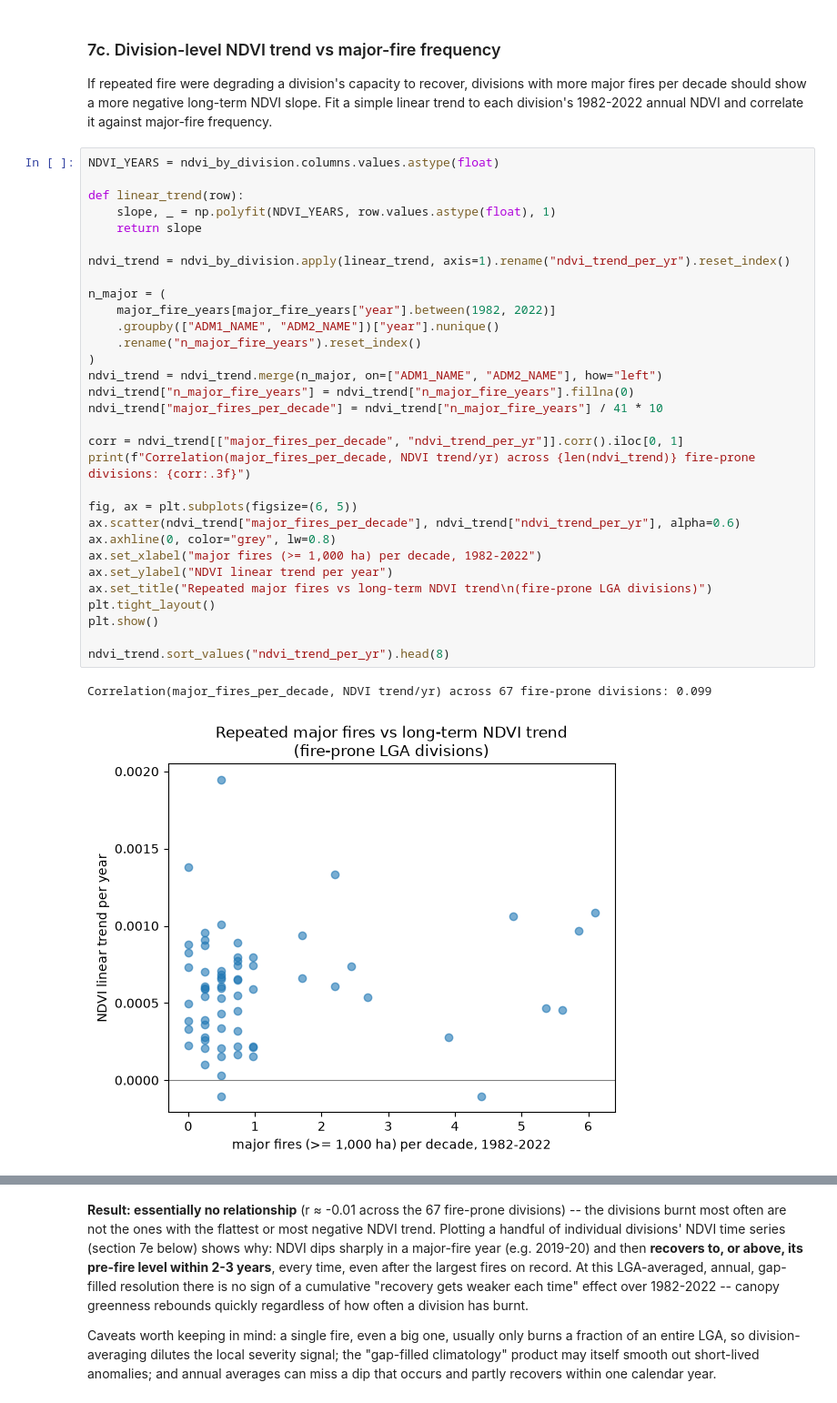
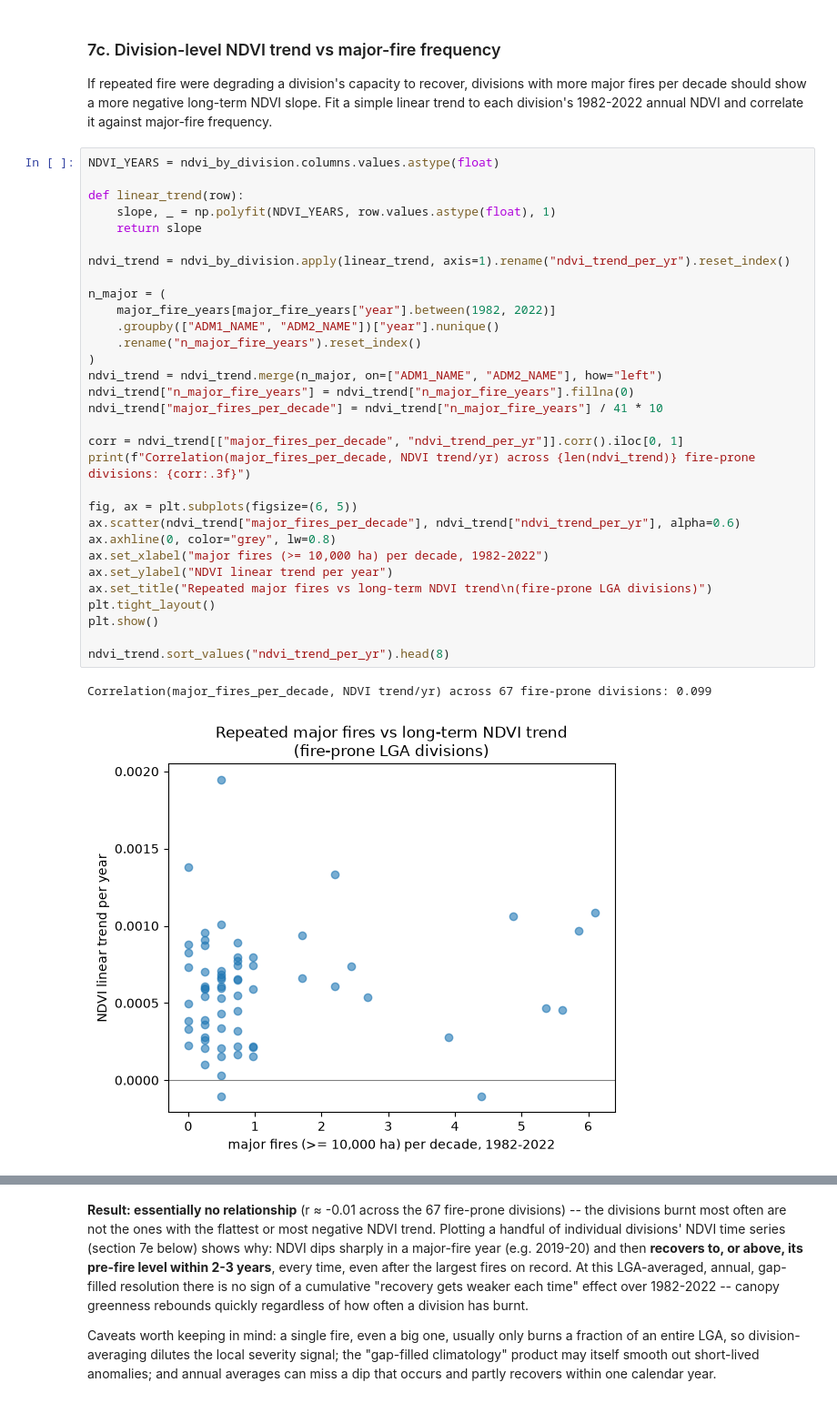
Before and after one commit to steviee-usyd2906/Winter-Data-Challenge, a Jupyter notebook: notebooks/fire_history_eda.ipynb, the cells around one changed output, grey strips where cells are left out. Shown at 91% size. Saved outputs shown, nothing was run; the diff lists cells and outputs as text.

```diff
--- a/notebooks/fire_history_eda.ipynb
+++ b/notebooks/fire_history_eda.ipynb
@@ -467,35 +467,35 @@ NDVI_YEARS = ndvi_by_division.columns.values.astype(float)
 
 def linear_trend(row):
     slope, _ = np.polyfit(NDVI_YEARS, row.values.astype(float), 1)
     return slope
 
 ndvi_trend = ndvi_by_division.apply(linear_trend, axis=1).rename("ndvi_trend_per_yr").reset_index()
 
 n_major = (
     major_fire_years[major_fire_years["year"].between(1982, 2022)]
     .groupby(["ADM1_NAME", "ADM2_NAME"])["year"].nunique()
     .rename("n_major_fire_years").reset_index()
 )
 ndvi_trend = ndvi_trend.merge(n_major, on=["ADM1_NAME", "ADM2_NAME"], how="left")
 ndvi_trend["n_major_fire_years"] = ndvi_trend["n_major_fire_years"].fillna(0)
 ndvi_trend["major_fires_per_decade"] = ndvi_trend["n_major_fire_years"] / 41 * 10
 
 corr = ndvi_trend[["major_fires_per_decade", "ndvi_trend_per_yr"]].corr().iloc[0, 1]
 print(f"Correlation(major_fires_per_decade, NDVI trend/yr) across {len(ndvi_trend)} fire-prone divisions: {corr:.3f}")
 
 fig, ax = plt.subplots(figsize=(6, 5))
 ax.scatter(ndvi_trend["major_fires_per_decade"], ndvi_trend["ndvi_trend_per_yr"], alpha=0.6)
 ax.axhline(0, color="grey", lw=0.8)
-ax.set_xlabel("major fires (>= 1,000 ha) per decade, 1982-2022")
+ax.set_xlabel("major fires (>= 10,000 ha) per decade, 1982-2022")
 ax.set_ylabel("NDVI linear trend per year")
 ax.set_title("Repeated major fires vs long-term NDVI trend\n(fire-prone LGA divisions)")
 plt.tight_layout()
 plt.show()
 
 ndvi_trend.sort_values("ndvi_trend_per_yr").head(8)
 # %% [output]
 Correlation(major_fires_per_decade, NDVI trend/yr) across 67 fire-prone divisions: 0.099
-[figure, old version]
+[figure, new version]
 |  | ADM1_NAME | ADM2_NAME | ndvi_trend_per_yr | n_major_fire_years | major_fires_per_decade |
 | 52 | Queensland | Goondiwindi (R) | -0.000105 | 2.0 | 0.487805 |
 | 57 | Queensland | Maranoa (R) | -0.000102 | 18.0 | 4.390244 |
```
Also changed, not shown: parts of 1 cell of this notebook, 12 other files.
